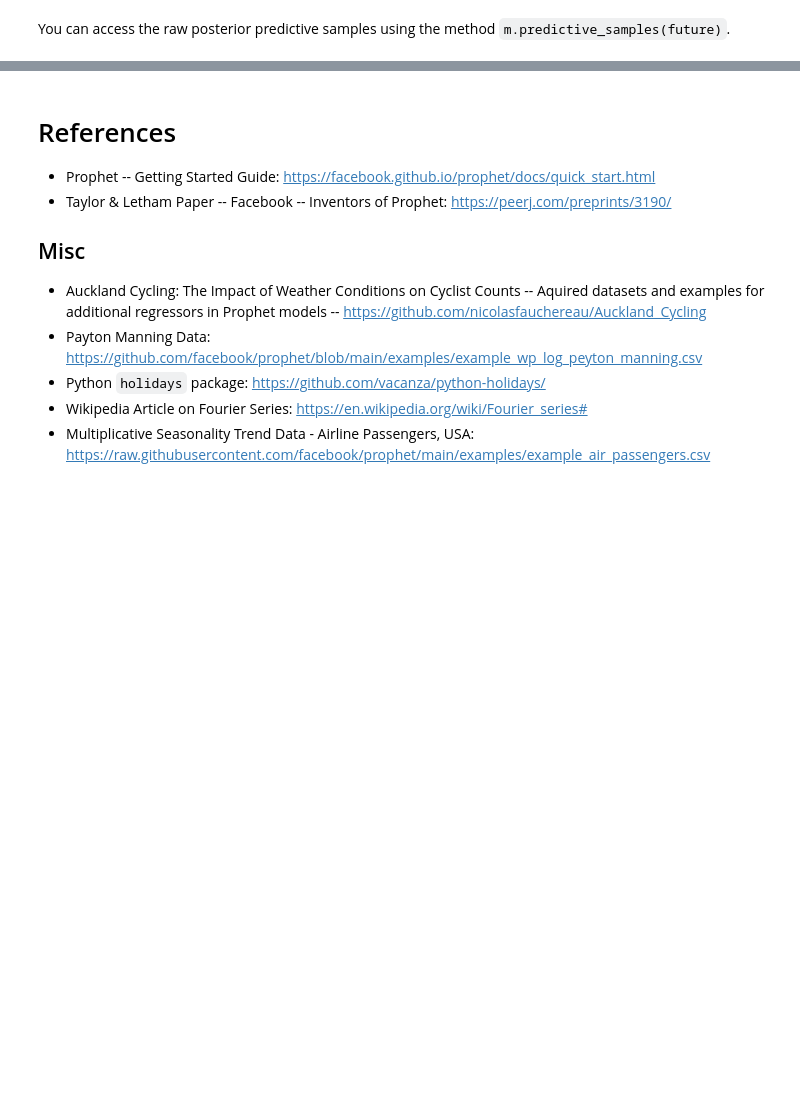
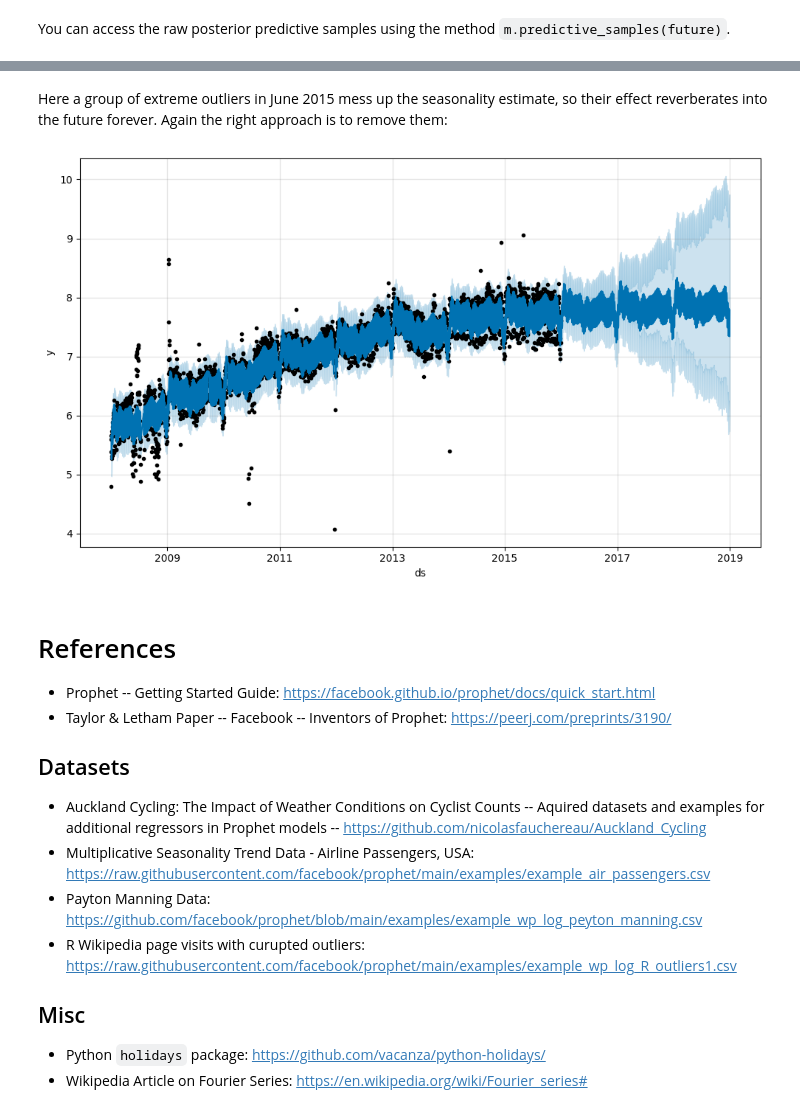
Before and after one commit to kdonavin/meta-prophet-guide, a Jupyter notebook: prophet.ipynb, the cells around one changed output, grey strips where cells are left out. Drawn from its saved outputs; the diff is of its cells as text; code cells hidden in the pictures; blank space fills up the shorter version.

```diff
--- a/prophet.ipynb
+++ b/prophet.ipynb
@@ -907,13 +942,25 @@ You can access the raw posterior predictive samples using the method `m.predicti
+# %% [markdown]
+Here a group of extreme outliers in June 2015 mess up the seasonality estimate, so their effect reverberates into the future forever. Again the right approach is to remove them:
+# %%
+df.loc[(df['ds'] > '2015-06-01') & (df['ds'] < '2015-06-30'), 'y'] = None
+m = Prophet().fit(df)
+fig = m.plot(m.predict(future))
+# %% [output]
+[figure, added]
 # %% [markdown]
 # References
 
 - Prophet -- Getting Started Guide: [https://facebook.github.io/prophet/docs/quick_start.html](https://facebook.github.io/prophet/docs/quick_start.html)
 - Taylor & Letham Paper -- Facebook -- Inventors of Prophet: [https://peerj.com/preprints/3190/](https://peerj.com/preprints/3190/)
 
+## Datasets
+
+- Auckland Cycling: The Impact of Weather Conditions on Cyclist Counts -- Aquired datasets and examples for additional regressors in Prophet models -- [https://github.com/nicolasfauchereau/Auckland_Cycling](https://github.com/nicolasfauchereau/Auckland_Cycling)
+- Multiplicative Seasonality Trend Data - Airline Passengers, USA: [https://raw.githubusercontent.com/facebook/prophet/main/examples/example_air_passengers.csv](https://raw.githubusercontent.com/facebook/prophet/main/examples/example_air_passengers.csv)
+- Payton Manning Data: https://github.com/facebook/prophet/blob/main/examples/example_wp_log_peyton_manning.csv
+- R Wikipedia page visits with curupted outliers: [https://raw.githubusercontent.com/facebook/prophet/main/examples/example_wp_log_R_outliers1.csv](https://raw.githubusercontent.com/facebook/prophet/main/examples/example_wp_log_R_outliers1.csv)
+
 ## Misc
 
-- Auckland Cycling: The Impact of Weather Conditions on Cyclist Counts -- Aquired datasets and examples for additional regressors in Prophet models -- [https://github.com/nicolasfauchereau/Auckland_Cycling](https://github.com/nicolasfauchereau/Auckland_Cycling)
-- Payton Manning Data: https://github.com/facebook/prophet/blob/main/examples/example_wp_log_peyton_manning.csv
 - Python `holidays` package: [https://github.com/vacanza/python-holidays/](https://github.com/vacanza/python-holidays/)
 - Wikipedia Article on Fourier Series: [https://en.wikipedia.org/wiki/Fourier_series#](https://en.wikipedia.org/wiki/Fourier_series#)
-- Multiplicative Seasonality Trend Data - Airline Passengers, USA: [https://raw.githubusercontent.com/facebook/prophet/main/examples/example_air_passengers.csv](https://raw.githubusercontent.com/facebook/prophet/main/examples/example_air_passengers.csv)
```
Also changed, not shown: parts of 6 cells of this notebook.
